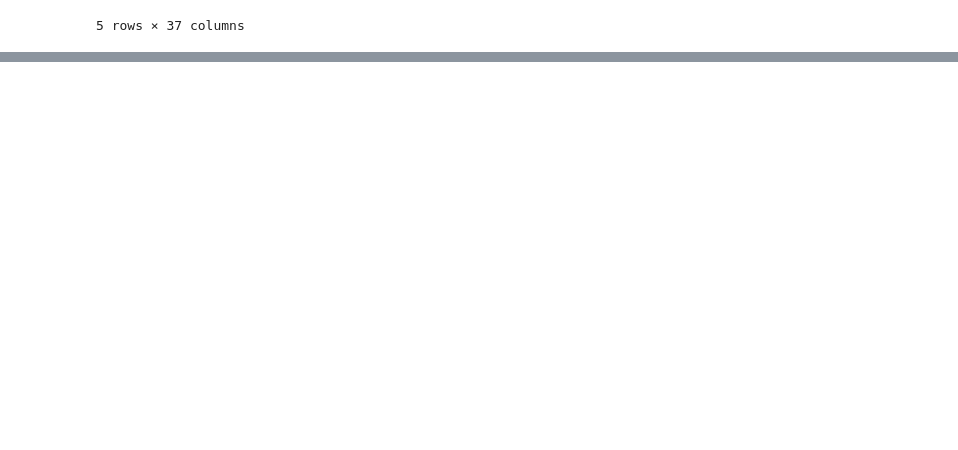
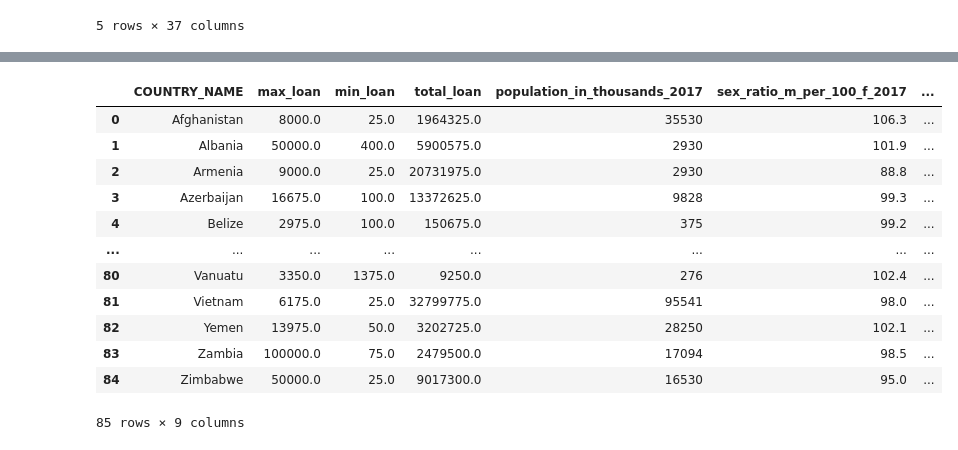
Before and after one commit to emmysobieski/TeamPySpark, a Jupyter notebook: Dashboard_Data_Exploration.ipynb, the cells around one changed output, grey strips where cells are left out. Saved outputs shown, nothing was run; the diff lists cells and outputs as text; code cells hidden in the pictures; blank space fills up the shorter version.

```diff
--- a/Dashboard_Data_Exploration.ipynb
+++ b/Dashboard_Data_Exploration.ipynb
@@ -104,3 +104,7 @@ dashboard_country_elements_df.reset_index(drop=True)
 | 84 | Moldova | 4051 | 92.2 | 6475 | 5.0 | ... |
 | 85 | Bolivia | 11052 | 100.2 | 32998 | 3.8 | ... |
 86 rows × 6 columns
+# %%
+#renaming column from country to country_name
+dashboard_country_elements_df.rename(columns={"country": "COUNTRY_NAME"}, inplace=True)
+dashboard_country_elements_df.columns
@@ -335,0 +364,6 @@ clean_loans_df.head()
+# %%
+country_loans = clean_loans_df.groupby('COUNTRY_NAME').agg(
+    max_loan = pd.NamedAgg("LOAN_AMOUNT", max),
+    min_loan = pd.NamedAgg("LOAN_AMOUNT", min),
+    total_loan = pd.NamedAgg("LOAN_AMOUNT", sum))
+country_loans
@@ -336,3 +385,23 @@ clean_loans_df.head()
+# %%
+#merge country loans with dashboard df
+joined_df = pd.merge(country_loans,
+                 dashboard_country_elements_df,
+                 on='COUNTRY_NAME')
+joined_df
+# %% [output]
+|  | COUNTRY_NAME | max_loan | min_loan | total_loan | population_in_thousands_2017 | sex_ratio_m_per_100_f_2017 | ... |
+| 0 | Afghanistan | 8000.0 | 25.0 | 1964325.0 | 35530 | 106.3 | ... |
+| 1 | Albania | 50000.0 | 400.0 | 5900575.0 | 2930 | 101.9 | ... |
+| 2 | Armenia | 9000.0 | 25.0 | 20731975.0 | 2930 | 88.8 | ... |
+| 3 | Azerbaijan | 16675.0 | 100.0 | 13372625.0 | 9828 | 99.3 | ... |
+| 4 | Belize | 2975.0 | 100.0 | 150675.0 | 375 | 99.2 | ... |
+| ... | ... | ... | ... | ... | ... | ... | ... |
+| 80 | Vanuatu | 3350.0 | 1375.0 | 9250.0 | 276 | 102.4 | ... |
+| 81 | Vietnam | 6175.0 | 25.0 | 32799775.0 | 95541 | 98.0 | ... |
+| 82 | Yemen | 13975.0 | 50.0 | 3202725.0 | 28250 | 102.1 | ... |
+| 83 | Zambia | 100000.0 | 75.0 | 2479500.0 | 17094 | 98.5 | ... |
+| 84 | Zimbabwe | 50000.0 | 25.0 | 9017300.0 | 16530 | 95.0 | ... |
+85 rows × 9 columns
 # %%
 #creating dashboard df with needed columns: country name, funded amount, loan amount, gender-f, m, funded time
 loans_dashboard_df = pd.DataFrame(clean_loans_df, columns=["COUNTRY_NAME", "FUNDED_AMOUNT", "LOAN_AMOUNT", "FEMALE", "MALE", "FUNDING_TIME"])
```
Also changed, not shown: parts of 8 cells of this notebook, 1 other file.
